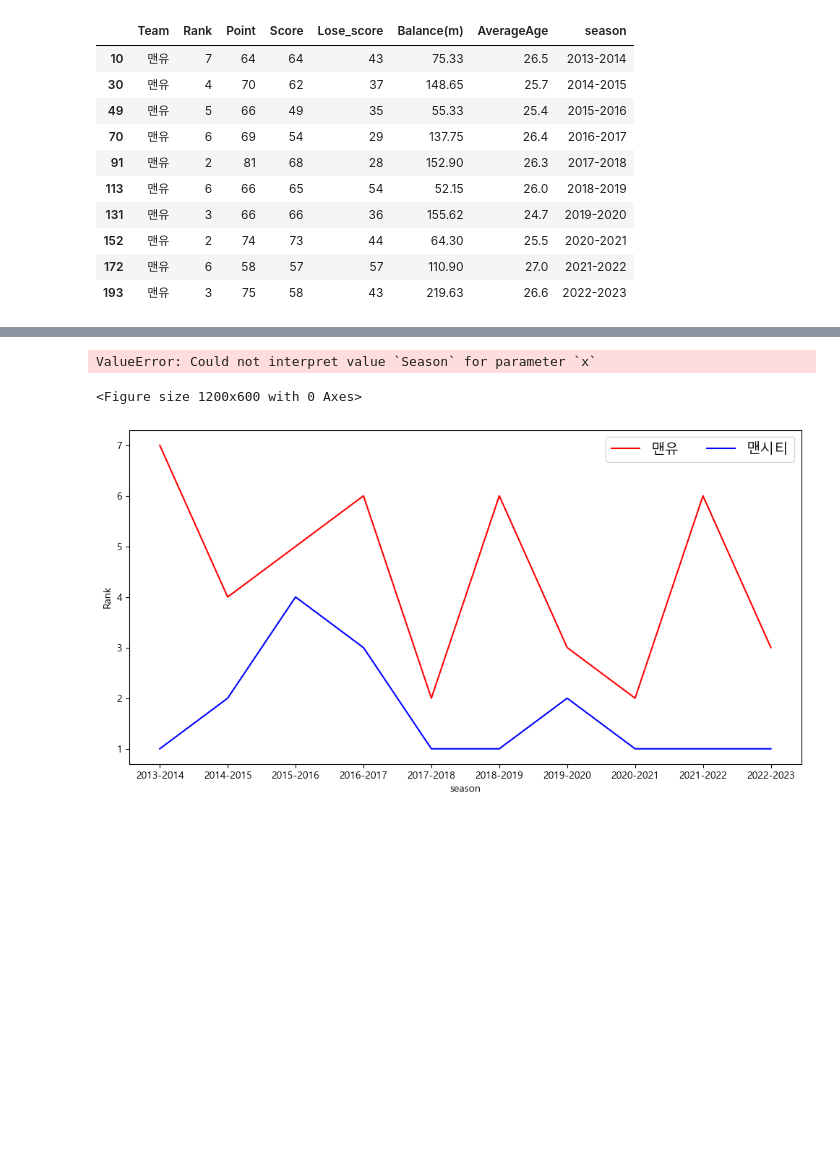
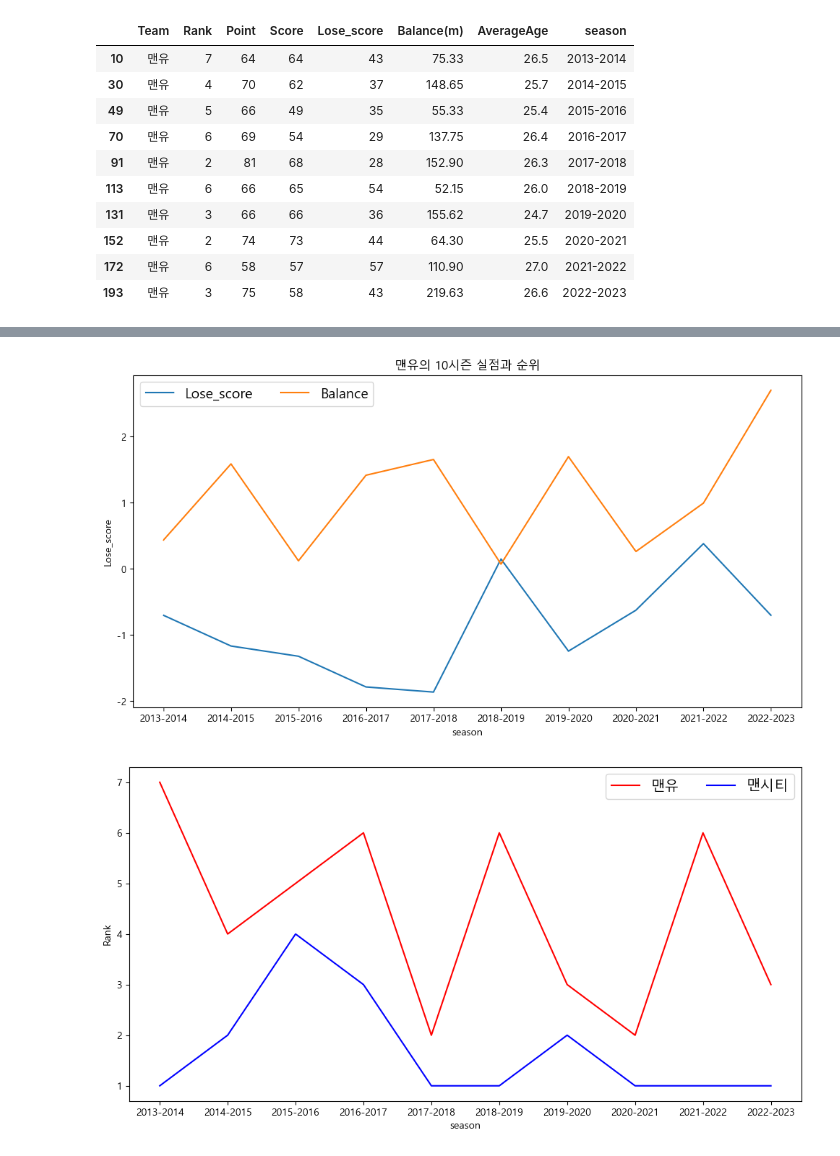
Before and after one commit to gingerman123/Soccer-Data, a Jupyter notebook: soccer_analysis.ipynb, the cells around one changed output, grey strips where cells are left out. Cells and saved outputs as stored; diff of their text form; code cells hidden in the pictures; blank space fills up the shorter version.

```diff
--- a/soccer_analysis.ipynb
+++ b/soccer_analysis.ipynb
@@ -136,13 +198,14 @@ plt.show()
 # %%
 # 맨유의 10시즌 실점과 순위
 plt.figure(figsize = (12,6))
-sns.lineplot(data = mred, y='Lose_score',x = 'Season')
+sns.lineplot(data = mred_nor, x = 'season', y = 'Lose_score', label = 'Lose_score')
+sns.lineplot(data = mred_nor, x = 'season', y = 'Balance(m)', label = 'Balance')
 plt.xlabel('season',loc='center')
 plt.ylabel('Lose_score', loc = 'center')
 plt.title('맨유의 10시즌 실점과 순위',loc='center')
+plt.legend(loc = 'best', ncol =2, fontsize=14,frameon=True)
 plt.show()
 # %% [output]
-ValueError: Could not interpret value `Season` for parameter `x`
-<Figure size 1200x600 with 0 Axes>
+[figure, added]
 # %%
 # 10시즌 간 시즌별 맨유와 맨시티 순위 비교
```
Also changed, not shown: parts of 14 cells of this notebook, 3 other files.
